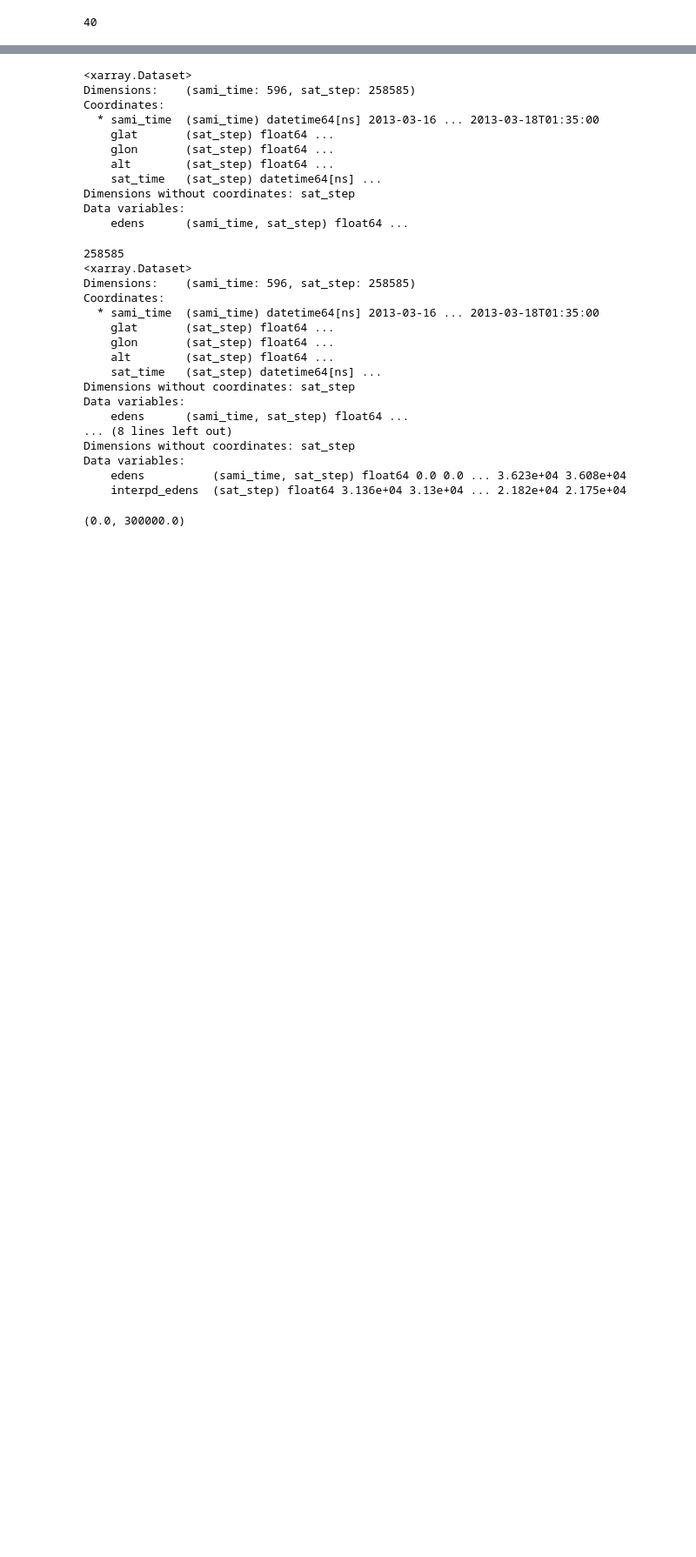
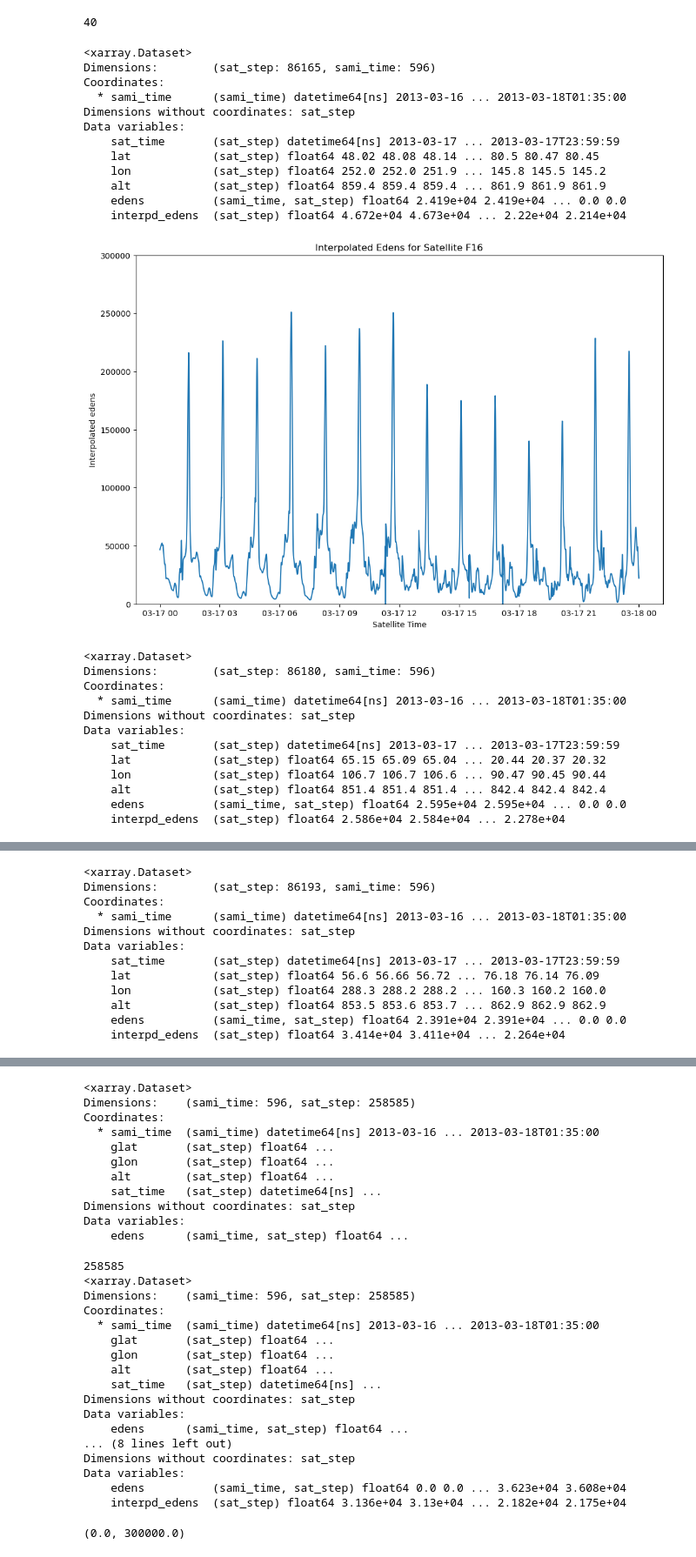
Before and after one commit to abukowski21/sat-interp-tid-analysis, a Jupyter notebook: fast_new_synthetic_storm.ipynb, the cells around one changed output, grey strips where cells are left out. Shown at 87% size. Saved outputs shown, nothing was run; the diff lists cells and outputs as text; code cells hidden in the pictures; blank space fills up the shorter version.

```diff
--- a/fast_new_synthetic_storm.ipynb
+++ b/fast_new_synthetic_storm.ipynb
@@ -22,3 +22,56 @@ from itertools import repeat
 os.cpu_count()
 # %% [output]
 40
+# %%
+paths = ['updated_sat_data/F16-fromraw_SAMI-REGRID.nc', 'updated_sat_data/F17-fromraw_SAMI-REGRID.nc', 'updated_sat_data/F18-fromraw_SAMI-REGRID.nc']
+sat_name = ['F16', 'F17', 'F18']
+fast_time_interp = il.reload(fast_time_interp)
+
+for p, s_name in zip(paths, sat_name):
+    satdf = xr.open_dataset(p)
+
+    # Performing Interpolations
+    interpolations = fast_time_interp.edens_sattime(satdf)
+    satdf['interpd_edens'] = ('sat_step', interpolations)
+    satdf = satdf.where(satdf.sat_time.dt.day == 17, drop='True')
+    #satdf1 = satdf1.where(satdf1.sat_time.dt.day != 16, drop='True')
+
+    print(satdf)
+
+    plt.figure(figsize=(12,8))
+    plt.plot(satdf['sat_time'], satdf['interpd_edens'])
+    plt.xlabel('Satellite Time')
+    plt.title('Interpolated Edens for Satellite ' + s_name)
+    plt.ylabel('Interpolated edens')
+    plt.ylim(0,300000)
+    plt.show()
+
+    # Calculating Magnetic Coordinates
+    satdf = fast_time_interp.magnetic_coords(satdf)
+    satdf.to_netcdf('updated_sat_data/interpd_sat_data_' + s_name + '.nc')
+# %% [output]
+<xarray.Dataset>
+Dimensions:        (sat_step: 86165, sami_time: 596)
+Coordinates:
+  * sami_time      (sami_time) datetime64[ns] 2013-03-16 ... 2013-03-18T01:35:00
+Dimensions without coordinates: sat_step
+Data variables:
+    sat_time       (sat_step) datetime64[ns] 2013-03-17 ... 2013-03-17T23:59:59
+    lat            (sat_step) float64 48.02 48.08 48.14 ... 80.5 80.47 80.45
+    lon            (sat_step) float64 252.0 252.0 251.9 ... 145.8 145.5 145.2
+    alt            (sat_step) float64 859.4 859.4 859.4 ... 861.9 861.9 861.9
+    edens          (sami_time, sat_step) float64 2.419e+04 2.419e+04 ... 0.0 0.0
+    interpd_edens  (sat_step) float64 4.672e+04 4.673e+04 ... 2.22e+04 2.214e+04
+[figure, added]
+<xarray.Dataset>
+Dimensions:        (sat_step: 86180, sami_time: 596)
+Coordinates:
+  * sami_time      (sami_time) datetime64[ns] 2013-03-16 ... 2013-03-18T01:35:00
+Dimensions without coordinates: sat_step
+Data variables:
+    sat_time       (sat_step) datetime64[ns] 2013-03-17 ... 2013-03-17T23:59:59
+    lat            (sat_step) float64 65.15 65.09 65.04 ... 20.44 20.37 20.32
+    lon            (sat_step) float64 106.7 106.7 106.6 ... 90.47 90.45 90.44
+    alt            (sat_step) float64 851.4 851.4 851.4 ... 842.4 842.4 842.4
+    edens          (sami_time, sat_step) float64 2.595e+04 2.595e+04 ... 0.0 0.0
+    interpd_edens  (sat_step) float64 2.586e+04 2.584e+04 ... 2.278e+04
@@ -24,0 +79,12 @@ os.cpu_count()
+<xarray.Dataset>
+Dimensions:        (sat_step: 86193, sami_time: 596)
+Coordinates:
+  * sami_time      (sami_time) datetime64[ns] 2013-03-16 ... 2013-03-18T01:35:00
+Dimensions without coordinates: sat_step
+Data variables:
+    sat_time       (sat_step) datetime64[ns] 2013-03-17 ... 2013-03-17T23:59:59
+    lat            (sat_step) float64 56.6 56.66 56.72 ... 76.18 76.14 76.09
+    lon            (sat_step) float64 288.3 288.2 288.2 ... 160.3 160.2 160.0
+    alt            (sat_step) float64 853.5 853.6 853.7 ... 862.9 862.9 862.9
+    edens          (sami_time, sat_step) float64 2.391e+04 2.391e+04 ... 0.0 0.0
+    interpd_edens  (sat_step) float64 3.414e+04 3.411e+04 ... 2.264e+04
```
Also changed, not shown: parts of 5 cells of this notebook, 3 other files.
